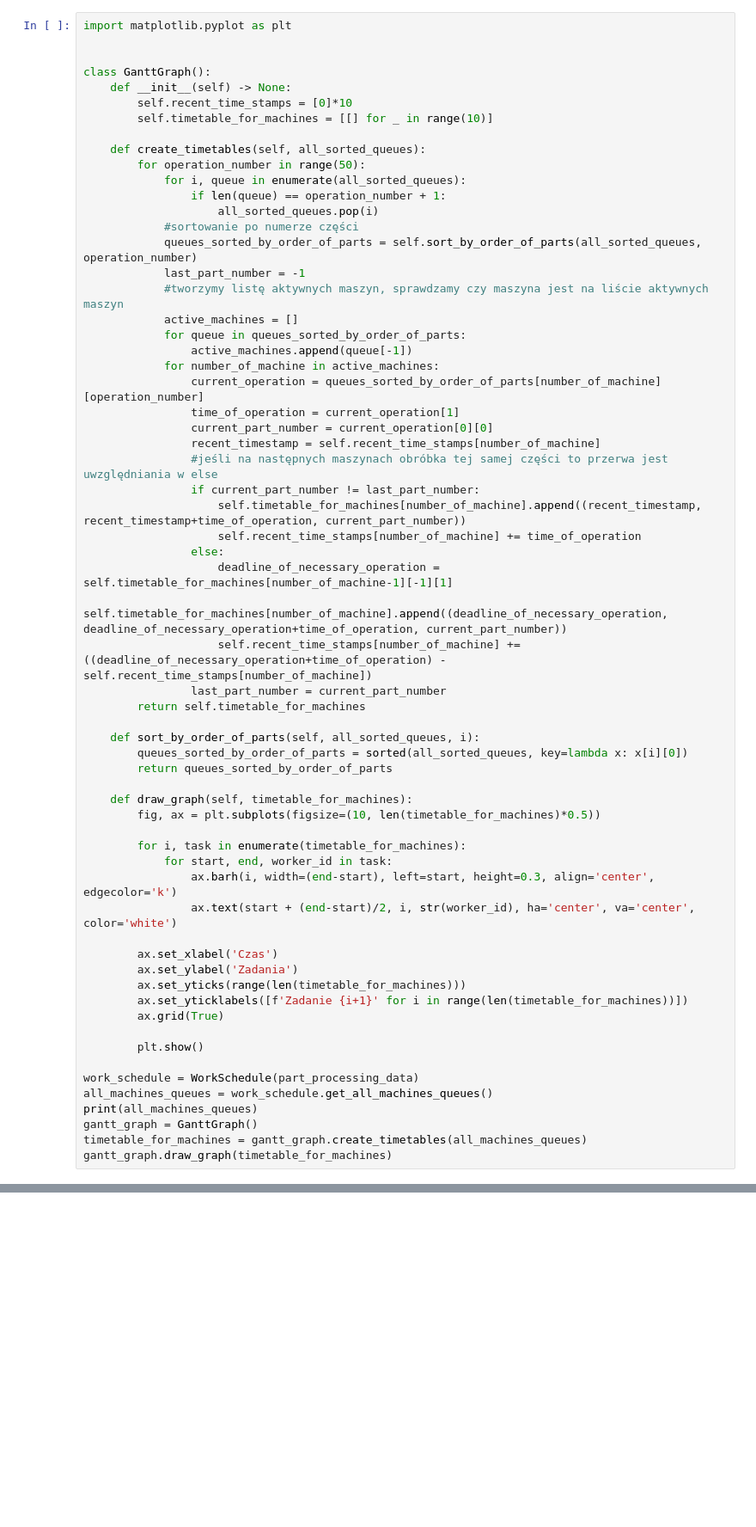
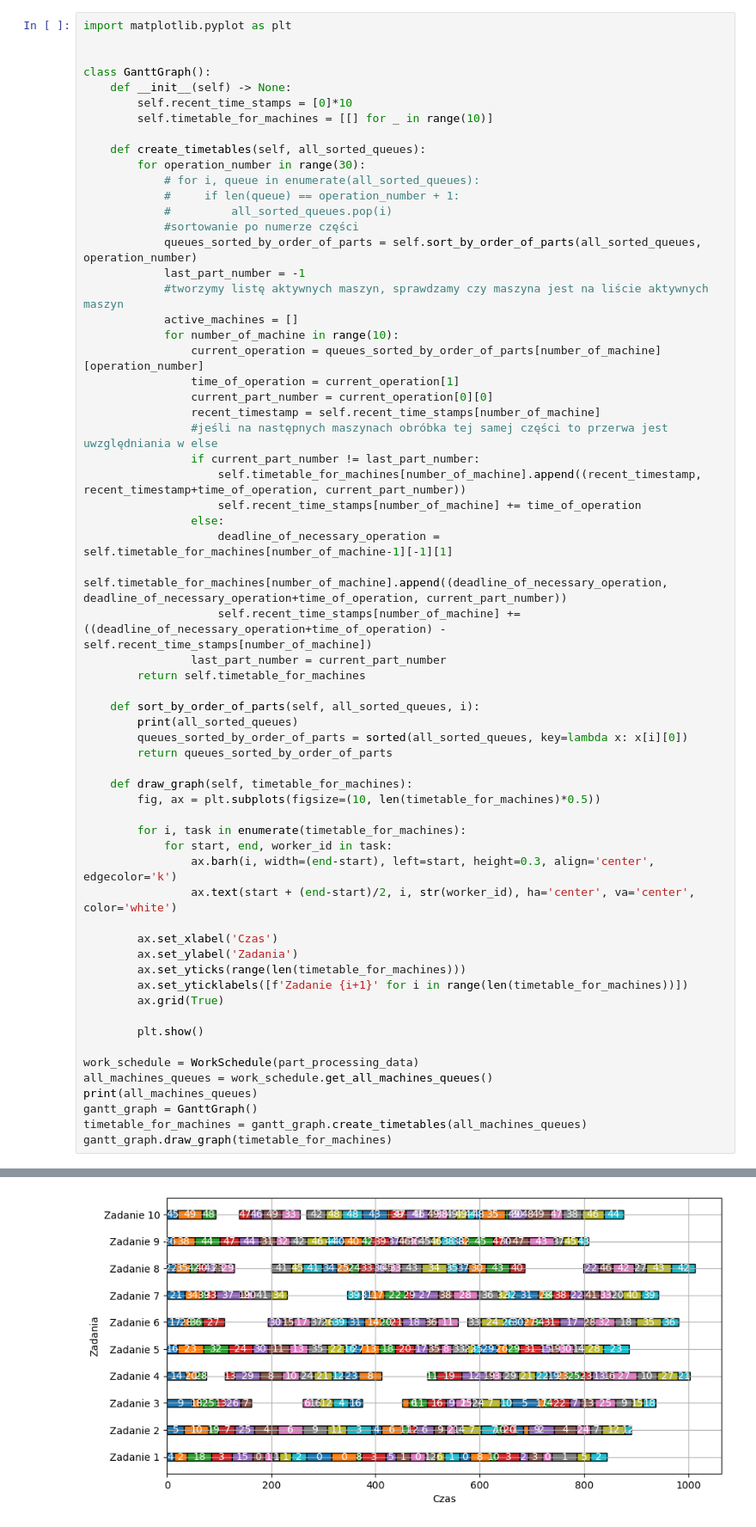
Before and after one commit to Dert14/PUM_L, a Jupyter notebook: Lab 5/algorytm_genetyczny.ipynb, the cells around one changed output, grey strips where cells are left out. Shown at 86% size. Saved outputs shown, nothing was run; the diff lists cells and outputs as text; blank space fills up the shorter version.

```diff
--- a/Lab 5/algorytm_genetyczny.ipynb
+++ b/Lab 5/algorytm_genetyczny.ipynb
@@ -69,18 +69,16 @@ class GanttGraph():
         self.timetable_for_machines = [[] for _ in range(10)]
 
     def create_timetables(self, all_sorted_queues):
-        for operation_number in range(50):
-            for i, queue in enumerate(all_sorted_queues):
-                if len(queue) == operation_number + 1:
-                    all_sorted_queues.pop(i)
+        for operation_number in range(30):
+            # for i, queue in enumerate(all_sorted_queues):
+            #     if len(queue) == operation_number + 1:
+            #         all_sorted_queues.pop(i)
             #sortowanie po numerze części
             queues_sorted_by_order_of_parts = self.sort_by_order_of_parts(all_sorted_queues, operation_number)
             last_part_number = -1
             #tworzymy listę aktywnych maszyn, sprawdzamy czy maszyna jest na liście aktywnych maszyn
             active_machines = []
-            for queue in queues_sorted_by_order_of_parts:
-                active_machines.append(queue[-1])
-            for number_of_machine in active_machines:
+            for number_of_machine in range(10):
                 current_operation = queues_sorted_by_order_of_parts[number_of_machine][operation_number]
                 time_of_operation = current_operation[1]
                 current_part_number = current_operation[0][0]
@@ -97,6 +95,7 @@ class GanttGraph():
         return self.timetable_for_machines
 
     def sort_by_order_of_parts(self, all_sorted_queues, i):
+        print(all_sorted_queues)
         queues_sorted_by_order_of_parts = sorted(all_sorted_queues, key=lambda x: x[i][0])
         return queues_sorted_by_order_of_parts
 
@@ -143,0 +142 @@ IndexError: list index out of range
+[figure, added]
```
Also changed, not shown: parts of 1 cell of this notebook, 1 other file.
